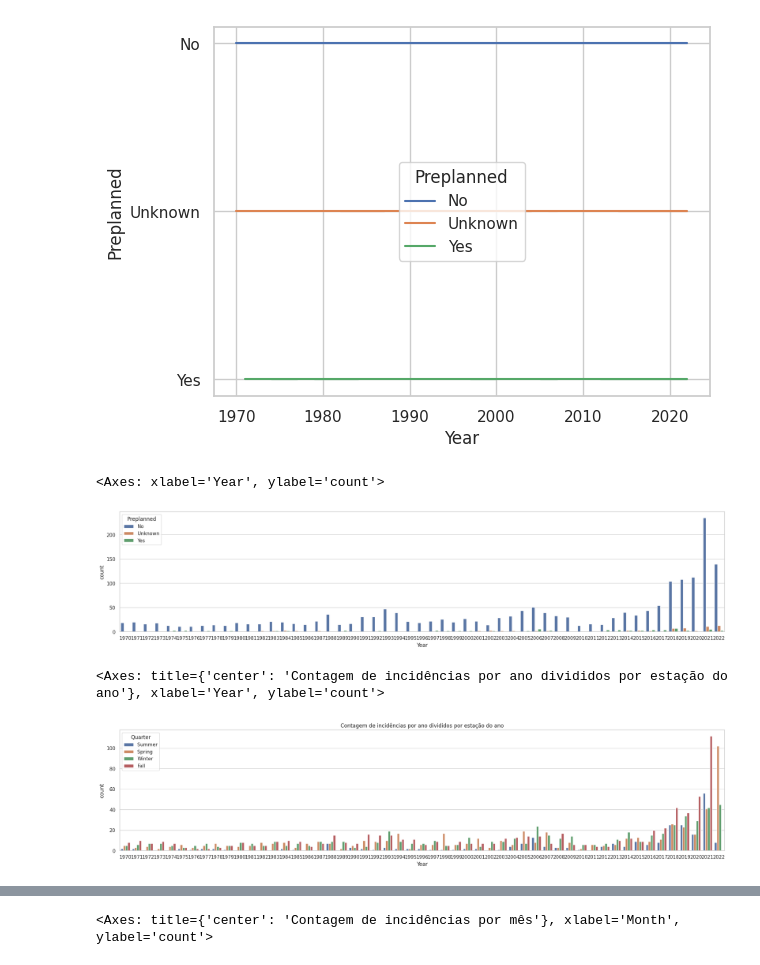
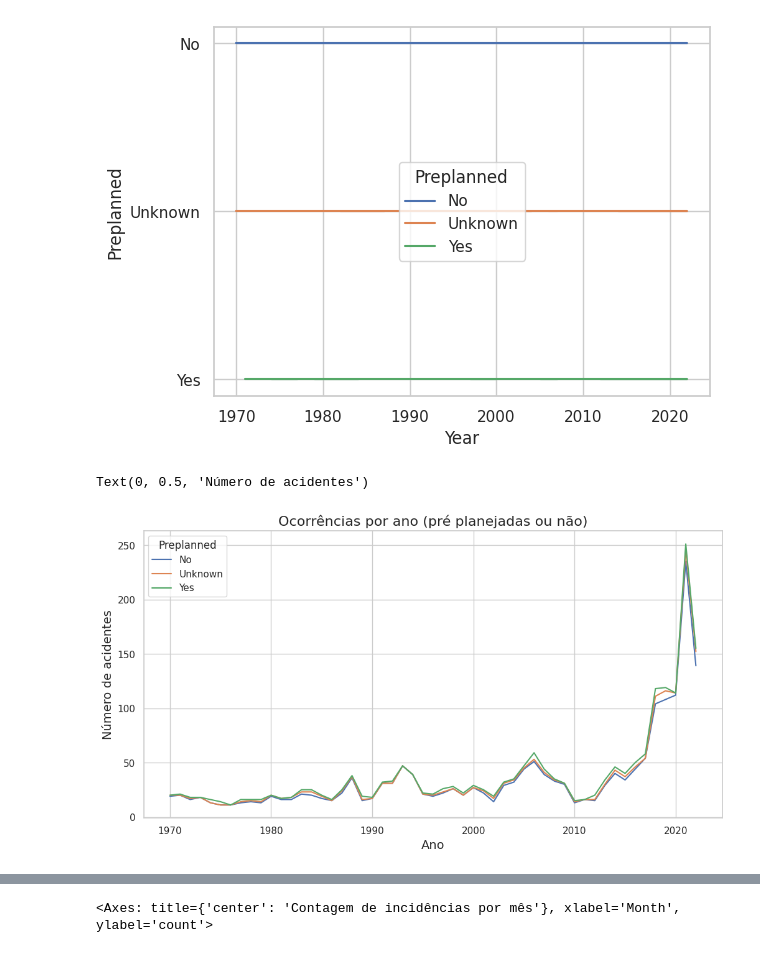
Before and after one commit to mariliabrito/gunviolence, a Jupyter notebook: Violência_Escolar.ipynb, the cells around one changed output, grey strips where cells are left out. Saved outputs shown, nothing was run; the diff lists cells and outputs as text; code cells hidden in the pictures.

```diff
--- a/Violência_Escolar.ipynb
+++ b/Violência_Escolar.ipynb
@@ -509,16 +526,13 @@ sns.lineplot(x='Year', y=df_incid['Preplanned'], hue=df_incid['Preplanned'],
 # %% [output]
 <Axes: xlabel='Year', ylabel='Preplanned'>
 [figure]
-# %%
-fig = plt.figure(figsize=(25,5))
-sns.countplot(x=df_incid["Year"], hue=df_incid['Preplanned'])
-# %% [output]
-<Axes: xlabel='Year', ylabel='count'>
-[figure, removed]
-# %%
-fig = plt.figure(figsize=(25,5))
-plt.title('Contagem de incidências por ano divididos por estação do ano')
-sns.countplot(x=df_incid["Year"], hue=df_incid['Quarter'])
-# %% [output]
-<Axes: title={'center': 'Contagem de incidências por ano divididos por estação do ano'}, xlabel='Year', ylabel='count'>
-[figure, removed]
+# %%
+df_preplanned = df_incid.groupby(['Year', 'Preplanned']).size().unstack()
+
+ax = df_preplanned.plot(kind='line', stacked=True, figsize=(12, 6), rot=0);
+ax.set_title('Ocorrências por ano (pré planejadas ou não)', fontsize = 16)
+ax.set_xlabel('Ano', fontsize=14)
+ax.set_ylabel('Número de acidentes', fontsize=14)
+# %% [output]
+Text(0, 0.5, 'Número de acidentes')
+[figure, added]
```
Also changed, not shown: parts of 9 cells of this notebook.
